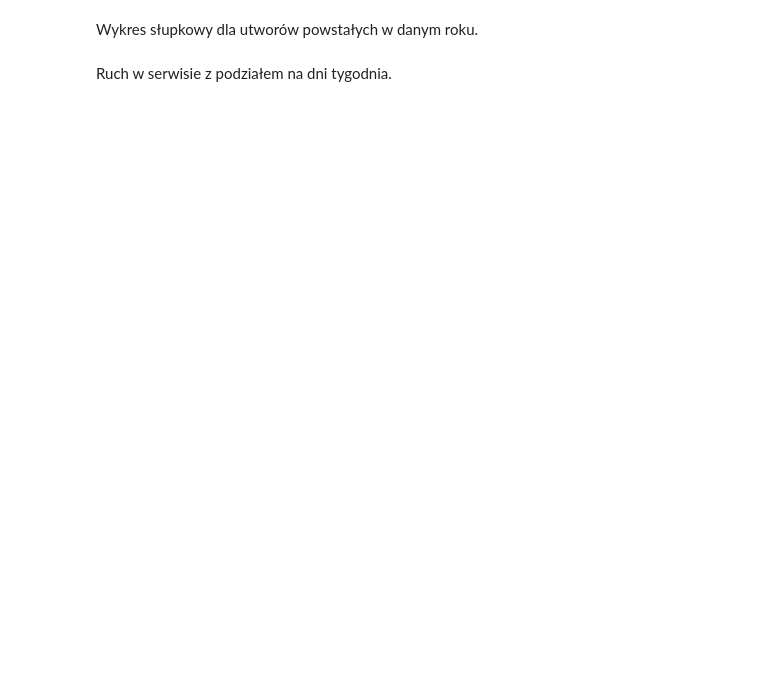
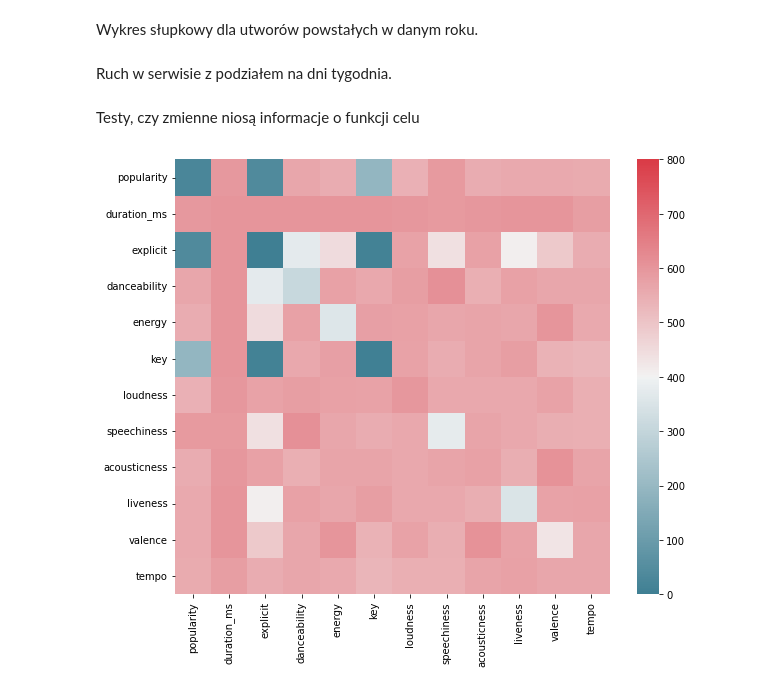
Before and after one commit to MariuszPaluch2001/music-recommendation-project-IUM, a Jupyter notebook: data_explore.ipynb, the cells around one changed output. Cells and saved outputs as stored; diff of their text form; code cells hidden in the pictures; blank space fills up the shorter version.

```diff
--- a/data_explore.ipynb
+++ b/data_explore.ipynb
@@ -176,3 +184,48 @@ df.sort_values(by=["day"]).plot(
     xlabel="day",
     ylabel="sessions number"
 )
+# %% [markdown]
+Testy, czy zmienne niosą informacje o funkcji celu
+# %%
+def test_model(model,columns):
+    counter = 0
+    for session_id,row in sessions_df.groupby("session_id").first().iterrows():
+        track = tracks_df[tracks_df['id'] == row['track_id']]
+        x = track[columns]
+        preds = model.predict(x)
+        session_tracks = sessions_df[sessions_df['session_id'] == session_id].iloc[1:]['track_id']
+        session_tracks = session_tracks[session_tracks.notnull()]
+        for track in session_tracks:
+            if track in preds:
+                counter += 1
+    return counter
+# %%
+column_list = ['popularity','duration_ms','explicit','danceability',
+               'energy','key','loudness','speechiness',
+                'acousticness', 'liveness','valence','tempo']
+import random
+df = pd.DataFrame(-1, index=column_list, columns=column_list)
+# %%
+from sklearn.neighbors import KNeighborsClassifier
+
+for column1 in column_list:
+    for column2 in column_list:
+        if df.at[column1,column2] == -1:
+            columns = [column1] if column1 == column2 else [column1,column2]
+            x = tracks_df[columns]
+            y = tracks_df['id']
+            knn = KNeighborsClassifier(n_neighbors=20)
+            knn.fit(x,y)
+            result = test_model(knn,columns)
+            df.at[column1,column2] = result
+            df.at[column2,column1] = result
+# %%
+f, ax = plt.subplots(figsize=(10, 8))
+heat = sns.heatmap(df,
+    cmap=sns.diverging_palette(220, 10, as_cmap=True),
+    vmin=0, vmax=800.0,
+    square=True, ax=ax)
+fig = heat.figure
+fig.savefig('heatmap.png')
+# %% [output]
+[figure, added]
```
Also changed, not shown: parts of 3 cells of this notebook.
